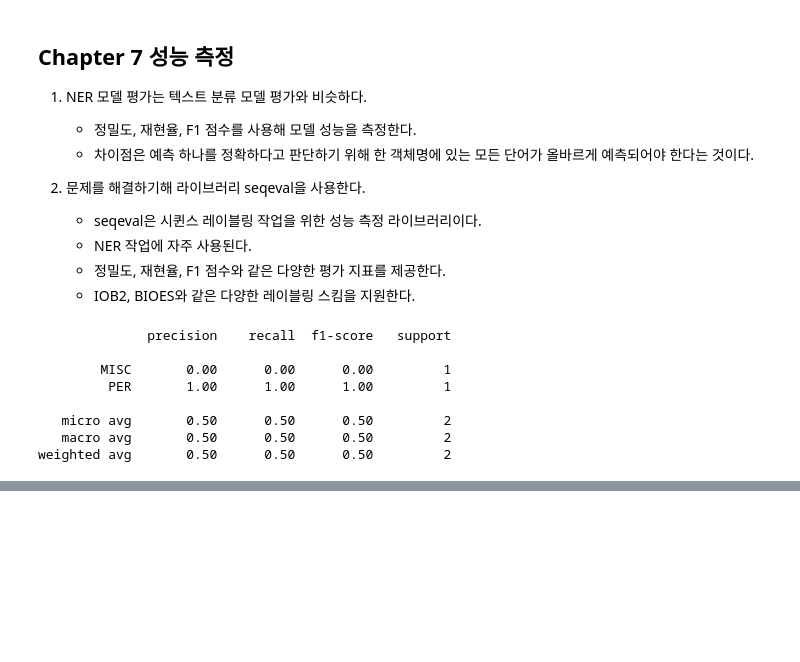
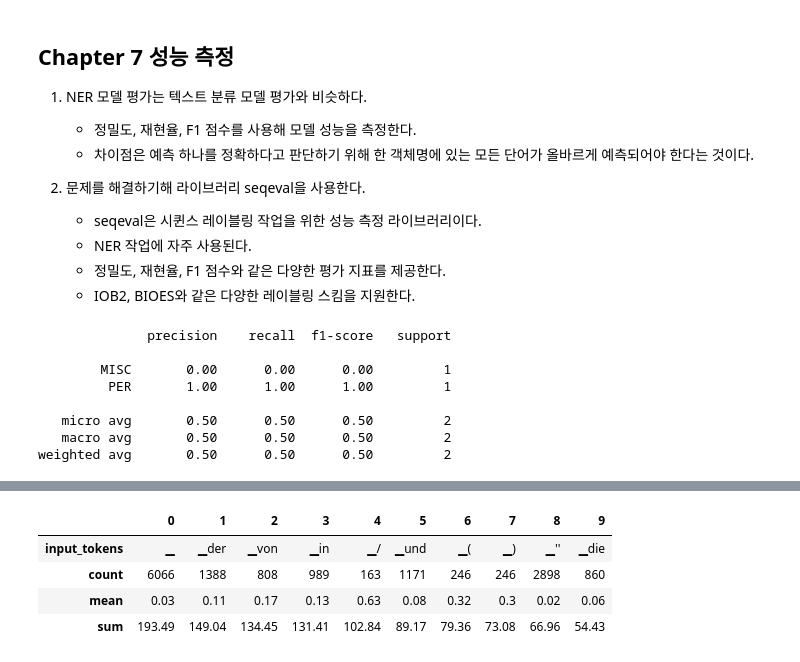
Before and after one commit to redinbluesky/nlp-with-transformers, a Jupyter notebook: 04-다중_언어_개체명_인식.ipynb, the cells around one changed output, grey strips where cells are left out. Drawn from its saved outputs; the diff is of its cells as text; code cells hidden in the pictures; blank space fills up the shorter version.

```diff
--- a/04-다중_언어_개체명_인식.ipynb
+++ b/04-다중_언어_개체명_인식.ipynb
@@ -648,6 +648,6 @@ def encoded_panx_dataset(corpus):
     return corpus.map(tokenize_and_align_labels, batched=True, remove_columns=["langs", "ner_tags", "tokens"])
 # %%
-panx_de_encoded = encoded_panx_dataset(panx_de)
+panx_de_encoded = encode_panx_dataset(panx_ch["de"])
 # %% [markdown]
 ## Chapter 7 성능 측정  <a class="anchor" id="chapter7"></a>
 1. NER 모델 평가는 텍스트 분류 모델 평가와 비슷하다.
@@ -707,0 +932,17 @@ def align_predictions(predictions, label_ids):
+# %%
+(
+    df_tokens.groupby("input_tokens")[["loss"]]
+    .agg(["count", "mean", "sum"])
+    .droplevel(level=0, axis=1)  # 멀티 컬럼을 삭제합니다.
+    .sort_values(by="sum", ascending=False)
+    .reset_index()
+    .round(2)
+    .head(10)
+    .T
+)
+# %% [output]
+|  | 0 | 1 | 2 | 3 | 4 | 5 | 6 | 7 | 8 | 9 |
+| input_tokens | ▁ | ▁der | ▁von | ▁in | ▁/ | ▁und | ▁( | ▁) | ▁'' | ▁die |
+| count | 6066 | 1388 | 808 | 989 | 163 | 1171 | 246 | 246 | 2898 | 860 |
+| mean | 0.03 | 0.11 | 0.17 | 0.13 | 0.63 | 0.08 | 0.32 | 0.3 | 0.02 | 0.06 |
+| sum | 193.49 | 149.04 | 134.45 | 131.41 | 102.84 | 89.17 | 79.36 | 73.08 | 66.96 | 54.43 |
```
Also changed, not shown: parts of 28 cells of this notebook.
